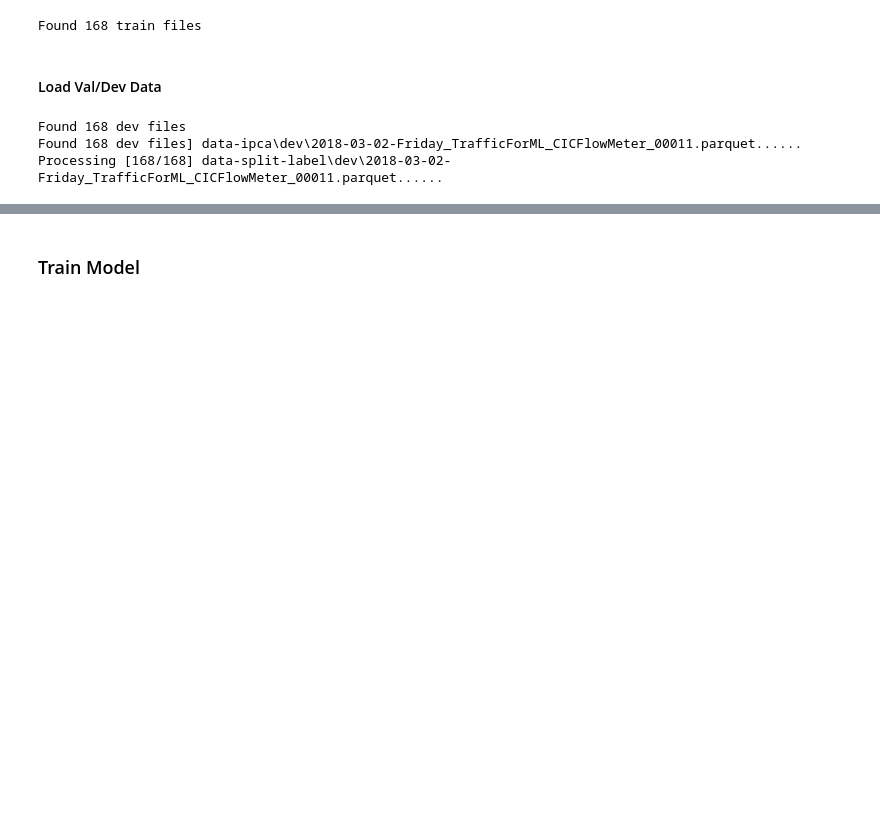
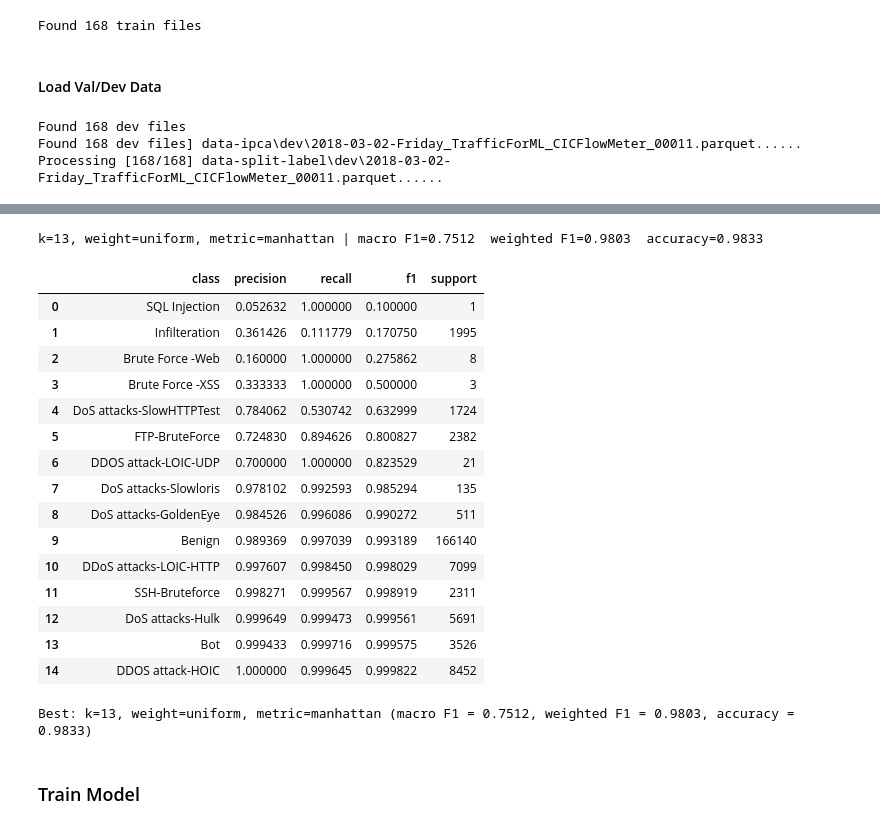
Before and after one commit to JoxNeis/ml-ids, a Jupyter notebook: mlids.ipynb, the cells around one changed output, grey strips where cells are left out. Drawn from its saved outputs; the diff is of its cells as text; code cells hidden in the pictures; blank space fills up the shorter version.

```diff
--- a/mlids.ipynb
+++ b/mlids.ipynb
@@ -1249,7 +989,7 @@ Found 168 train files
 #### Load Val/Dev Data
 # %%
 dev_x = get_polars_data_frame_without_label(PATH_FOLDER_IPCA,"dev")
-dev_y = get_polars_data_frame_without_label(PATH_FOLDER_SPLIT_LABEL,"dev")
+dev_y = get_polars_data_frame_without_label(PATH_FOLDER_SPLIT_LABEL,"dev").to_series()
 # %% [output]
 Found 168 dev files
 Found 168 dev files] data-ipca\dev\2018-03-02-Friday_TrafficForML_CICFlowMeter_00011.parquet......
@@ -1258,0 +1160,4 @@ Processing [168/168] data-split-label\dev\2018-03-02-Friday_TrafficForML_CICFlow
+# %%
+list_k_neighbors = list(range(1, 16, 2))
+list_weight = ["uniform", "distance"]
+list_metric = ["euclidean", "manhattan"]
@@ -1259,2 +1490,54 @@ Processing [168/168] data-split-label\dev\2018-03-02-Friday_TrafficForML_CICFlow
+# %%
+def knn_per_class_report(results: pd.DataFrame,sort_by:str , rank: int = 0) -> pd.DataFrame:
+    """Per-class precision/recall/F1/support for one row of the grid-search results.
+
+    `rank` indexes into the macro-F1-sorted results (0 = best). Class names come
+    from `results.attrs["class_names"]`, falling back to integer codes.
+    """
+    ranked = results.sort_values(sort_by, ascending=False, ignore_index=True)
+    row = ranked.iloc[rank]
+
+    class_names = results.attrs.get("class_names")
+    if class_names is None:
+        class_names = list(range(len(row["per_class_f1"])))
+
+    report = pd.DataFrame({
+        "class": class_names,
+        "precision": row["per_class_precision"],
+        "recall": row["per_class_recall"],
+        "f1": row["per_class_f1"],
+        "support": np.asarray(row["per_class_support"]).astype(int),
+    }).sort_values("f1", ascending=True, ignore_index=True)
+
+    print(
+        f"k={int(row['k_neighbors'])}, weight={row['weight']}, metric={row['metric']} "
+        f"| macro F1={row['macro_f1']:.4f}  weighted F1={row['weighted_f1']:.4f}  "
+        f"accuracy={row['accuracy']:.4f}"
+    )
+    return report
+# %%
+knn_per_class_report(results,"weighted_f1", rank=0)
+# %% [output]
+k=13, weight=uniform, metric=manhattan | macro F1=0.7512  weighted F1=0.9803  accuracy=0.9833
+|  | class | precision | recall | f1 | support |
+| 0 | SQL Injection | 0.052632 | 1.000000 | 0.100000 | 1 |
+| 1 | Infilteration | 0.361426 | 0.111779 | 0.170750 | 1995 |
+| 2 | Brute Force -Web | 0.160000 | 1.000000 | 0.275862 | 8 |
+| 3 | Brute Force -XSS | 0.333333 | 1.000000 | 0.500000 | 3 |
+| 4 | DoS attacks-SlowHTTPTest | 0.784062 | 0.530742 | 0.632999 | 1724 |
+| 5 | FTP-BruteForce | 0.724830 | 0.894626 | 0.800827 | 2382 |
+| 6 | DDOS attack-LOIC-UDP | 0.700000 | 1.000000 | 0.823529 | 21 |
+| 7 | DoS attacks-Slowloris | 0.978102 | 0.992593 | 0.985294 | 135 |
+| 8 | DoS attacks-GoldenEye | 0.984526 | 0.996086 | 0.990272 | 511 |
+| 9 | Benign | 0.989369 | 0.997039 | 0.993189 | 166140 |
+| 10 | DDoS attacks-LOIC-HTTP | 0.997607 | 0.998450 | 0.998029 | 7099 |
+| 11 | SSH-Bruteforce | 0.998271 | 0.999567 | 0.998919 | 2311 |
+| 12 | DoS attacks-Hulk | 0.999649 | 0.999473 | 0.999561 | 5691 |
+| 13 | Bot | 0.999433 | 0.999716 | 0.999575 | 3526 |
+| 14 | DDOS attack-HOIC | 1.000000 | 0.999645 | 0.999822 | 8452 |
+# %%
+best_k, best_weight, best_metric = get_best_hyperparameter(results,"weighted_f1")
+# %% [output]
+Best: k=13, weight=uniform, metric=manhattan (macro F1 = 0.7512, weighted F1 = 0.9803, accuracy = 0.9833)
 # %% [markdown]
 ### Train Model
```
Also changed, not shown: parts of 80 cells of this notebook, 2 other files.
